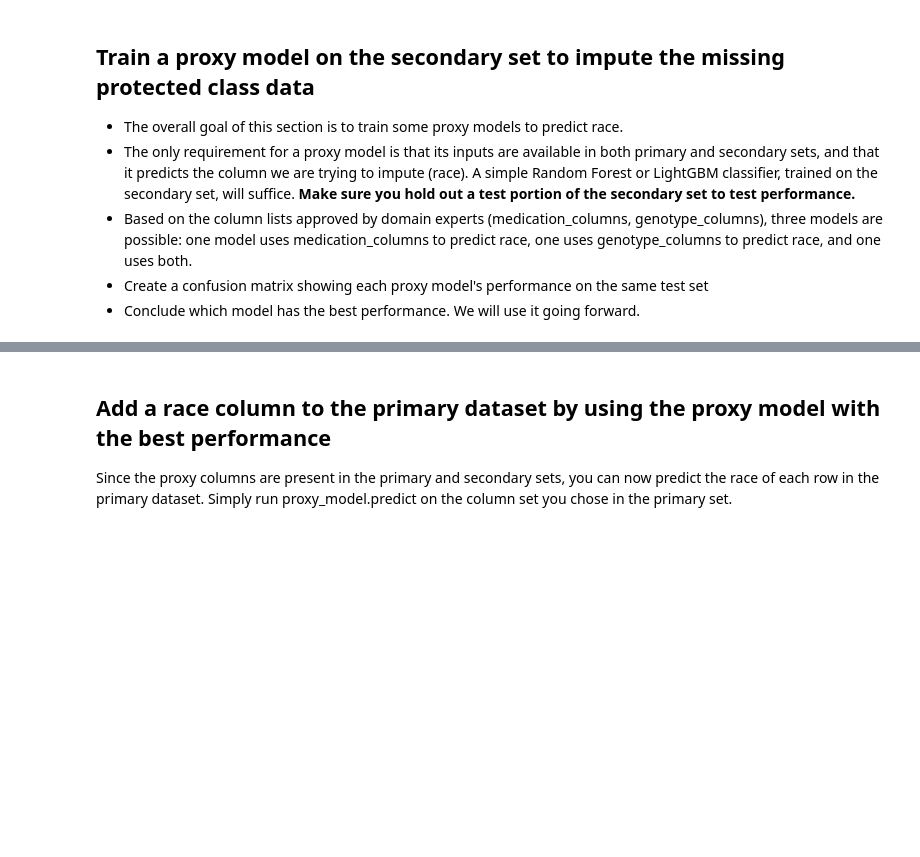
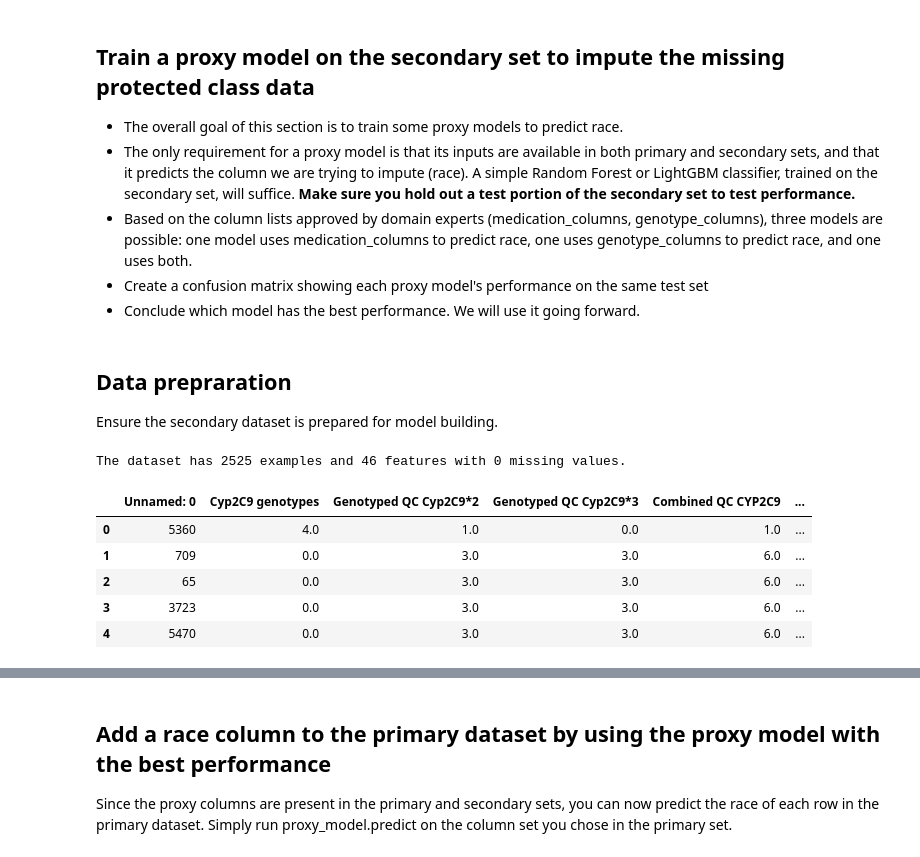
Before and after one commit to jnirschl/detecting-mitigating-bias-base, a Jupyter notebook: notebooks/Milestone_4_submission.ipynb, the cells around one changed output, grey strips where cells are left out. Cells and saved outputs as stored; diff of their text form; code cells hidden in the pictures; blank space fills up the shorter version.

Commit message:
Trained secondary model to predict race on primary dataset. Initial fairness evaluation using AIF360.

```diff
--- a/notebooks/Milestone_4_submission.ipynb
+++ b/notebooks/Milestone_4_submission.ipynb
@@ -133,3 +203,6 @@ model
  - Based on the column lists approved by domain experts (medication_columns, genotype_columns), three models are possible: one model uses medication_columns to predict race, one uses genotype_columns to predict race, and one uses both.
  - Create a confusion matrix showing each proxy model's performance on the same test set
  - Conclude which model has the best performance. We will use it going forward.
+# %% [markdown]
+## Data prepraration
+Ensure the secondary dataset is prepared for model building.
@@ -135,0 +212,24 @@ model
+# %%
+# check for missing values
+num_missing = secondary.isna().sum().to_numpy()
+num_total = secondary.shape[0]
+frac_missing = np.divide(num_missing, num_total)
+missing_df = pd.DataFrame({"column":secondary.columns, "missing":num_missing,
+                            "total":secondary.shape[0], "fraction":frac_missing})
+
+# show columns with missing data
+if num_missing.any():
+  secondary = secondary.dropna()
+
+# print updated rows and cols
+nrows, mcols = secondary.shape
+print(f"The dataset has {nrows} examples and {mcols} features with {num_missing.sum()} missing values.")
+secondary.head()
+# %% [output]
+The dataset has 2525 examples and 46 features with 0 missing values.
+|  | Unnamed: 0 | Cyp2C9 genotypes | Genotyped QC Cyp2C9*2 | Genotyped QC Cyp2C9*3 | Combined QC CYP2C9 | ... |
+| 0 | 5360 | 4.0 | 1.0 | 0.0 | 1.0 | ... |
+| 1 | 709 | 0.0 | 3.0 | 3.0 | 6.0 | ... |
+| 2 | 65 | 0.0 | 3.0 | 3.0 | 6.0 | ... |
+| 3 | 3723 | 0.0 | 3.0 | 3.0 | 6.0 | ... |
+| 4 | 5470 | 0.0 | 3.0 | 3.0 | 6.0 | ... |
```
Also changed, not shown: parts of 22 cells of this notebook.
